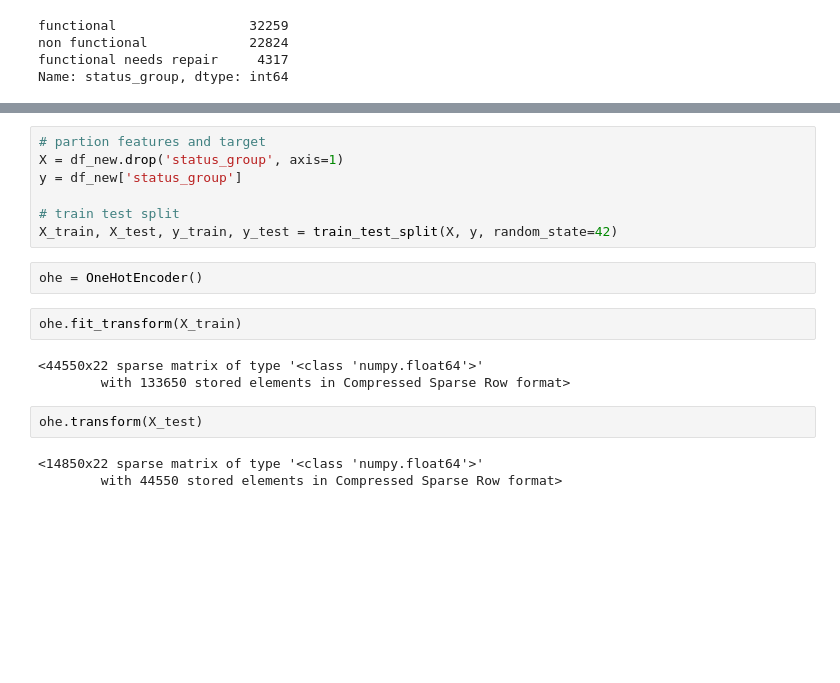
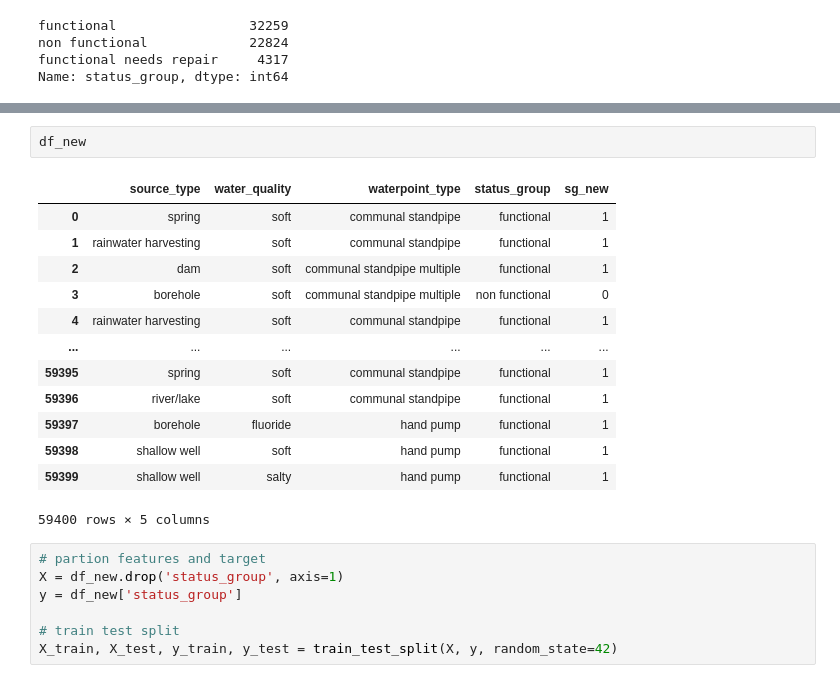
Before and after one commit to julietday422/Tanzanian_Well_Status_Prediction, a Jupyter notebook: New EDA.ipynb, the cells around one changed output, grey strips where cells are left out. Drawn from its saved outputs; the diff is of its cells as text; blank space fills up the shorter version.

```diff
--- a/New EDA.ipynb
+++ b/New EDA.ipynb
@@ -186,3 +195,19 @@ Name: status_group, dtype: int64
+# %%
+df_new
+# %% [output]
+|  | source_type | water_quality | waterpoint_type | status_group | sg_new |
+| 0 | spring | soft | communal standpipe | functional | 1 |
+| 1 | rainwater harvesting | soft | communal standpipe | functional | 1 |
+| 2 | dam | soft | communal standpipe multiple | functional | 1 |
+| 3 | borehole | soft | communal standpipe multiple | non functional | 0 |
+| 4 | rainwater harvesting | soft | communal standpipe | functional | 1 |
+| ... | ... | ... | ... | ... | ... |
+| 59395 | spring | soft | communal standpipe | functional | 1 |
+| 59396 | river/lake | soft | communal standpipe | functional | 1 |
+| 59397 | borehole | fluoride | hand pump | functional | 1 |
+| 59398 | shallow well | soft | hand pump | functional | 1 |
+| 59399 | shallow well | salty | hand pump | functional | 1 |
+59400 rows × 5 columns
 # %%
 # partion features and target
 X = df_new.drop('status_group', axis=1)
@@ -190,15 +215,3 @@ y = df_new['status_group']
 
 # train test split
 X_train, X_test, y_train, y_test = train_test_split(X, y, random_state=42)
-# %%
-ohe = OneHotEncoder()
-# %%
-ohe.fit_transform(X_train)
-# %% [output]
-<44550x22 sparse matrix of type '<class 'numpy.float64'>'
-        with 133650 stored elements in Compressed Sparse Row format>
-# %%
-ohe.transform(X_test)
-# %% [output]
-<14850x22 sparse matrix of type '<class 'numpy.float64'>'
-        with 44550 stored elements in Compressed Sparse Row format>
```
Also changed, not shown: parts of 6 cells of this notebook.
